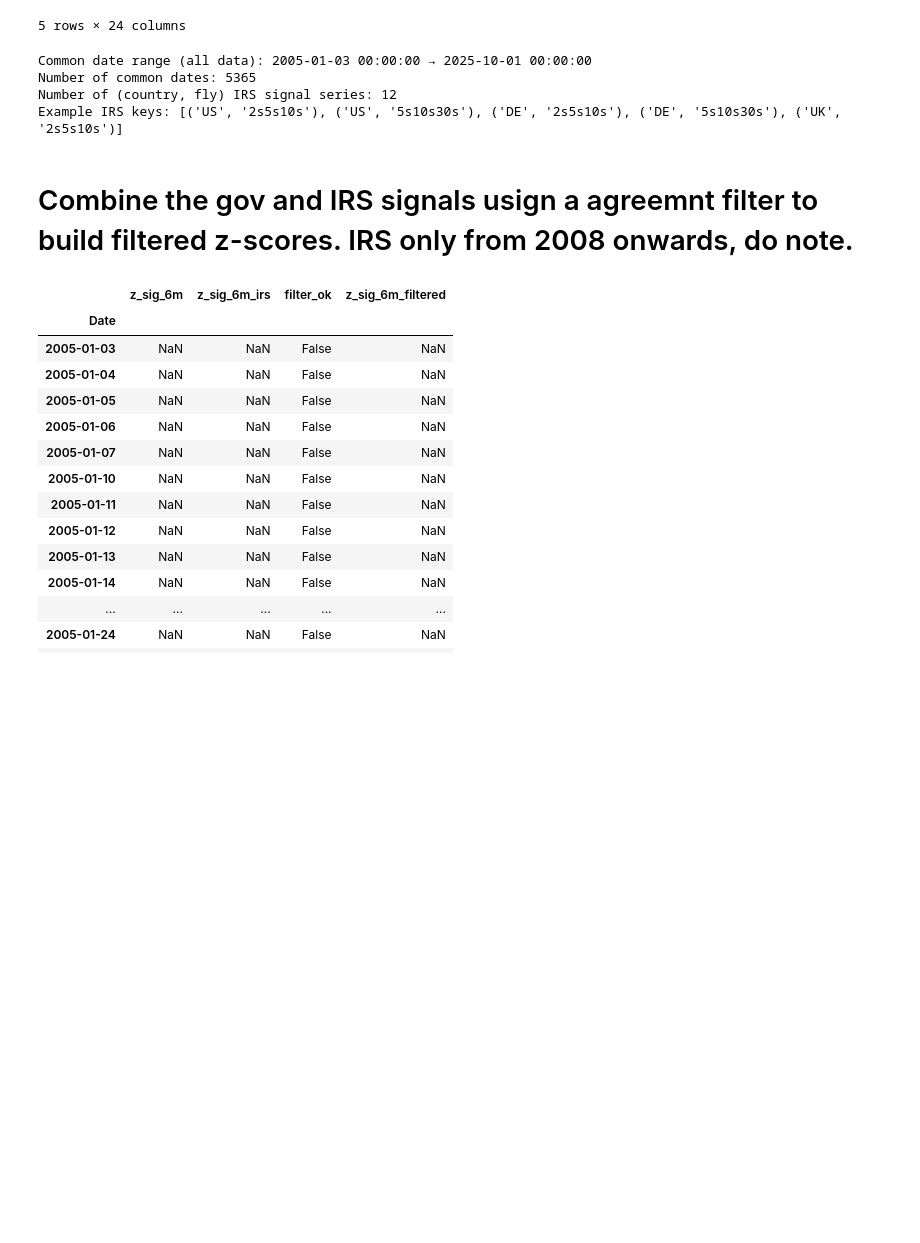
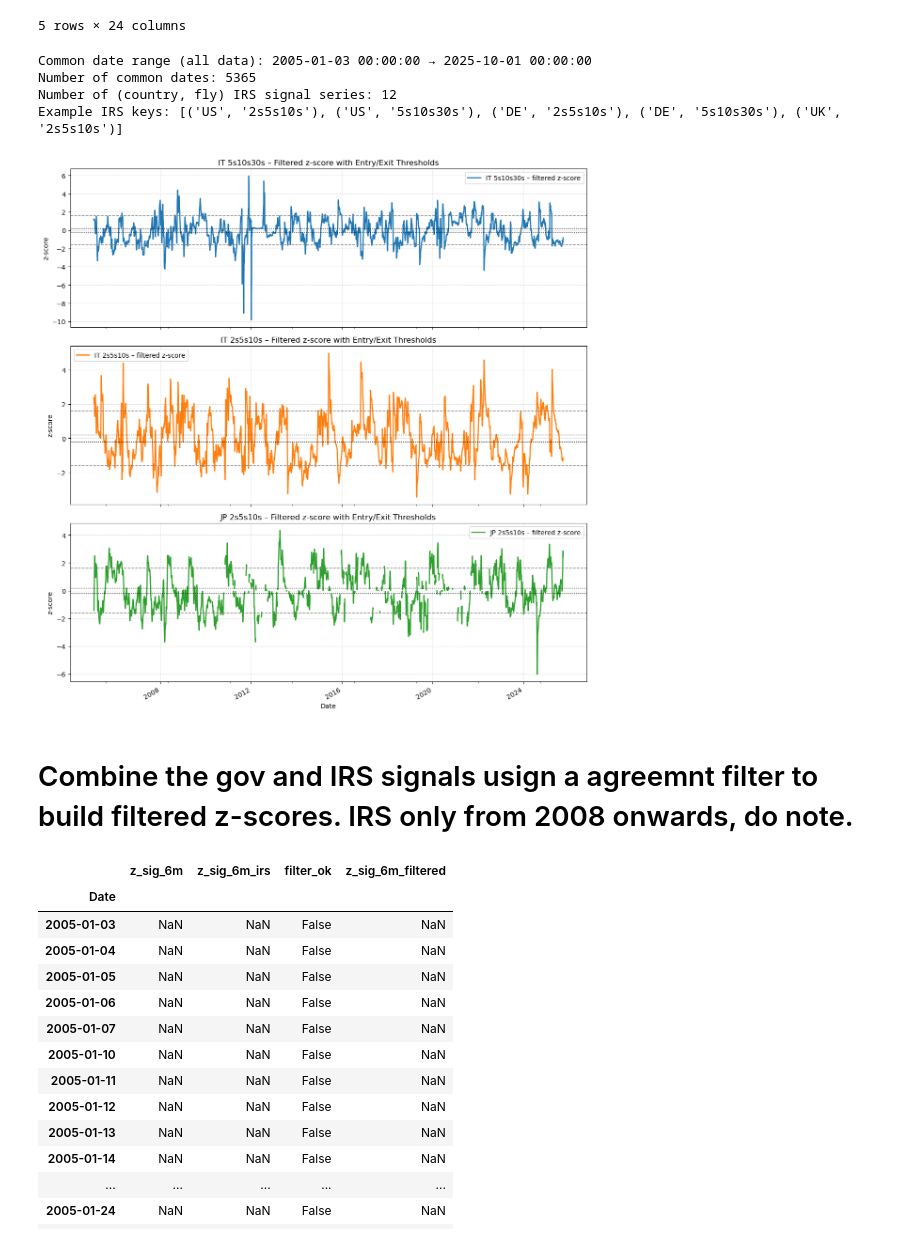
Before and after one commit to LmaoZedong-max/MATH5300_2025Fall, a Jupyter notebook: ass11_final.ipynb, the cells around one changed output. Drawn from its saved outputs; the diff is of its cells as text; code cells hidden in the pictures; blank space fills up the shorter version.

Commit message:
Added sources to justify z-scores

```diff
--- a/ass11_final.ipynb
+++ b/ass11_final.ipynb
@@ -515,6 +515,54 @@ Common date range (all data): 2005-01-03 00:00:00 → 2025-10-01 00:00:00
 Number of common dates: 5365
 Number of (country, fly) IRS signal series: 12
 Example IRS keys: [('US', '2s5s10s'), ('US', '5s10s30s'), ('DE', '2s5s10s'), ('DE', '5s10s30s'), ('UK', '2s5s10s')]
+# %%
+from collections import Counter
+import numpy as np
+import matplotlib.pyplot as plt
+
+# --- pick colours for each subplot ---
+COLORS = ["tab:blue", "tab:orange", "tab:green"]
+
+# Count trades per (country, fly)
+trade_counts = (
+    trade_log_cost.groupby(["country", "fly"])
+    .size()
+    .sort_values(ascending=False)
+)
+
+# Identify top 3
+top_keys = trade_counts.head(3).index.tolist()
+
+if len(top_keys) == 0:
+    print("No trades in trade_log_cost; cannot plot most-used flies.")
+else:
+    fig, axes = plt.subplots(len(top_keys), 1, figsize=(12, 4 * len(top_keys)), sharex=True)
+    axes = np.atleast_1d(axes)
+
+    for idx, (ax, (country, fly_name)) in enumerate(zip(axes, top_keys)):
+        key = (country, fly_name)
+        sig_df = sig_by_key[key]["sig_df"]
+        z_series = sig_df["z_sig_6m_filtered"]
+
+        # Plot z-score with a distinct colour
+        z_series.plot(ax=ax, color=COLORS[idx % len(COLORS)],
+                      linewidth=1.8, label=f"{country} {fly_name} – filtered z-score")
+
+        # Entry/exit threshold lines
+        ax.axhline(ENTRY_Z,  linestyle="--", linewidth=1.1, color="grey")
+        ax.axhline(-ENTRY_Z, linestyle="--", linewidth=1.1, color="grey")
+        ax.axhline(EXIT_Z,   linestyle=":",  linewidth=1.0, color="black")
+        ax.axhline(-EXIT_Z,  linestyle=":",  linewidth=1.0, color="black")
+
+        ax.set_title(f"{country} {fly_name} – Filtered z-score with Entry/Exit Thresholds")
+        ax.set_ylabel("z-score")
+        ax.grid(True, linestyle="--", alpha=0.4)
+        ax.legend()
+
+    plt.tight_layout()
+    plt.show()
+# %% [output]
+[figure, added]
 # %% [markdown]
 # Combine the gov and IRS signals usign a agreemnt filter to build filtered z-scores. IRS only from 2008 onwards, do note.
 # %%
```
Also changed, not shown: 4 other files.
